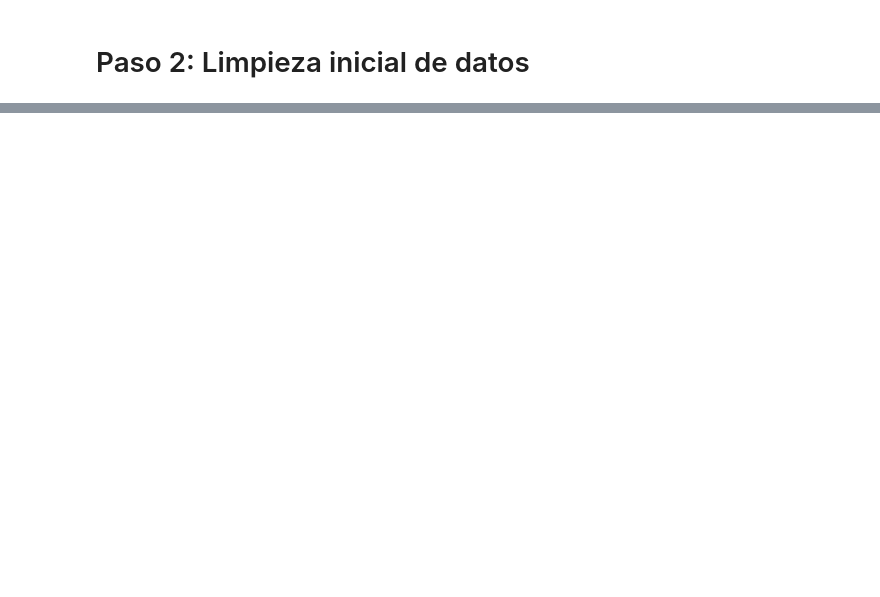
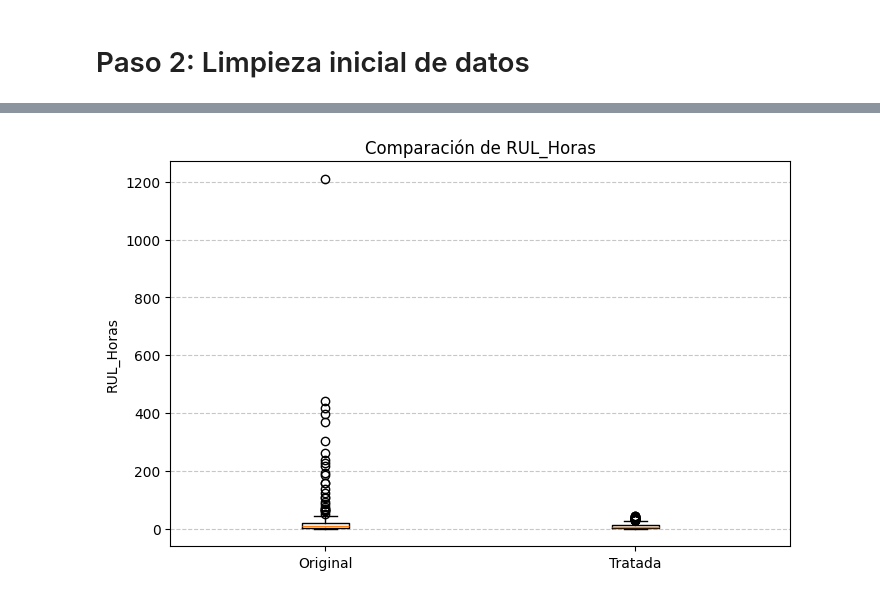
Before and after one commit to ETorresSacha/Prediccion-RULL, a Jupyter notebook: analisis_datos_reto.ipynb, the cells around one changed output, grey strips where cells are left out. Cells and saved outputs as stored; diff of their text form; code cells hidden in the pictures; blank space fills up the shorter version.

```diff
--- a/analisis_datos_reto.ipynb
+++ b/analisis_datos_reto.ipynb
@@ -295,0 +232,7 @@ Datos limpios: 0 registros y 5 columnas
+# %%
+# Imputar nulos usando la mediana de cada columna
+C311_data = C311_data.fillna(C311_data.median(numeric_only=True))
+
+# 4️⃣ Verificación
+print("\nVerificación de nulos después de imputar:")
+print(C311_data.isnull().sum().sum(), "valores nulos restantes")
@@ -295,0 +271,37 @@ Datos limpios: 0 registros y 5 columnas
+# %%
+C311_data_copy = C311_data.copy()
+# %%
+# Tratamiento de outliers
+
+for col in C311_data.select_dtypes(include=[np.number]).columns:
+    Q1 = C311_data[col].quantile(0.25)
+    Q3 = C311_data[col].quantile(0.75)
+    IQR = Q3 - Q1
+    lower_limit = Q1 - 1.5 * IQR
+    upper_limit = Q3 + 1.5 * IQR
+
+    # Reemplazar outliers por NaN
+    C311_data[col] = C311_data[col].mask((C311_data[col] < lower_limit) | (C311_data[col] > upper_limit), np.nan)
+
+# Si quieres luego reemplazar por la mediana:
+C311_data = C311_data.fillna(C311_data.median(numeric_only=True))
+# %%
+# Función para visualizar la diferencia entre outlier
+
+def comparar_variable_boxplot(df_original, df_tratada, variable):
+    plt.figure(figsize=(8, 5))
+    plt.boxplot(
+        [df_original[variable].dropna(), df_tratada[variable].dropna()],
+        labels=["Original", "Tratada"]
+    )
+    plt.title(f"Comparación de {variable}")
+    plt.ylabel(variable)
+    plt.grid(True, axis='y', linestyle='--', alpha=0.7)
+    plt.show()
+# %%
+# LLamado de la función
+variable_type=C311_data.select_dtypes(include=['number']).columns.tolist()
+
+comparar_variable_boxplot(C311_data_copy, C311_data, random.choice(variable_type))
+# %% [output]
+[figure, added]
```
Also changed, not shown: parts of 67 cells of this notebook.
